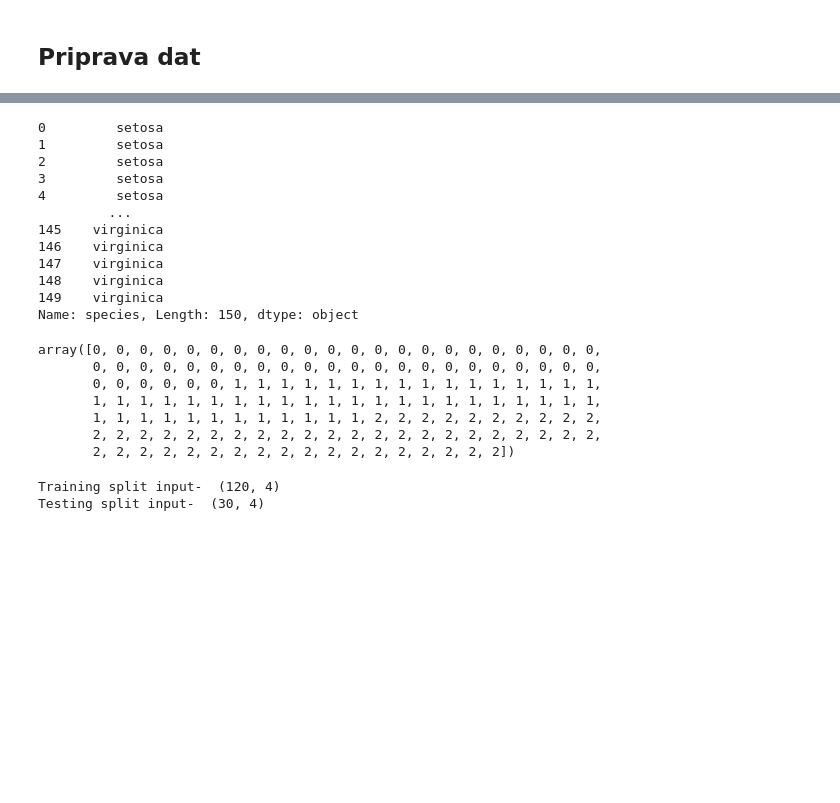
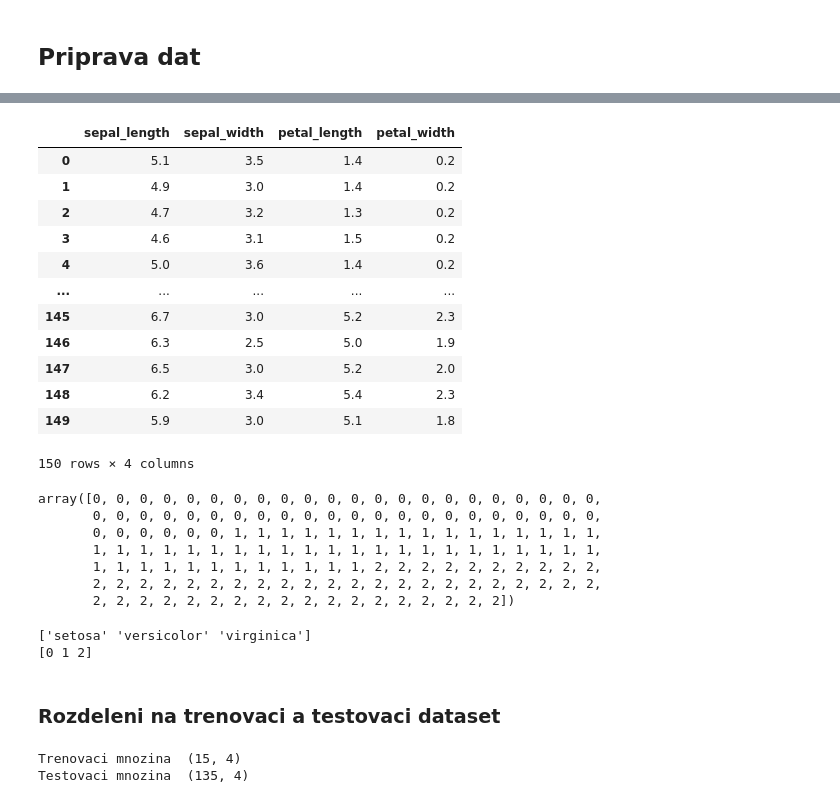
Before and after one commit to lbrodsky/geoinformatika, a Jupyter notebook: strojove_hluboke_uceni/rozhodovaci_strom.ipynb, the cells around one changed output, grey strips where cells are left out. Drawn from its saved outputs; the diff is of its cells as text; code cells hidden in the pictures; blank space fills up the shorter version.

```diff
--- a/strojove_hluboke_uceni/rozhodovaci_strom.ipynb
+++ b/strojove_hluboke_uceni/rozhodovaci_strom.ipynb
@@ -95,19 +165,22 @@ df1 = df1.drop('species', axis =1)
 # %%
 # Defining the attributes
 X = df1
+# %%
+X
+# %% [output]
+|  | sepal_length | sepal_width | petal_length | petal_width |
+| 0 | 5.1 | 3.5 | 1.4 | 0.2 |
+| 1 | 4.9 | 3.0 | 1.4 | 0.2 |
+| 2 | 4.7 | 3.2 | 1.3 | 0.2 |
+| 3 | 4.6 | 3.1 | 1.5 | 0.2 |
+| 4 | 5.0 | 3.6 | 1.4 | 0.2 |
+| ... | ... | ... | ... | ... |
+| 145 | 6.7 | 3.0 | 5.2 | 2.3 |
+| 146 | 6.3 | 2.5 | 5.0 | 1.9 |
+| 147 | 6.5 | 3.0 | 5.2 | 2.0 |
+| 148 | 6.2 | 3.4 | 5.4 | 2.3 |
+| 149 | 5.9 | 3.0 | 5.1 | 1.8 |
+150 rows × 4 columns
 # %%
-target
+# cilove_tridy
-# %% [output]
-0         setosa
-1         setosa
-2         setosa
-3         setosa
-4         setosa
-         ...
-145    virginica
-146    virginica
-147    virginica
-148    virginica
-149    virginica
-Name: species, Length: 150, dtype: object
 # %%
@@ -123,4 +196,13 @@ array([0, 0, 0, 0, 0, 0, 0, 0, 0, 0, 0, 0, 0, 0, 0, 0, 0, 0, 0, 0, 0, 0,
        1, 1, 1, 1, 1, 1, 1, 1, 1, 1, 1, 1, 2, 2, 2, 2, 2, 2, 2, 2, 2, 2,
        2, 2, 2, 2, 2, 2, 2, 2, 2, 2, 2, 2, 2, 2, 2, 2, 2, 2, 2, 2, 2, 2,
        2, 2, 2, 2, 2, 2, 2, 2, 2, 2, 2, 2, 2, 2, 2, 2, 2, 2])
+# %%
+# kodovani
+spec_kod  = pd.concat([df['species'], pd.DataFrame(cilove_tridy)], axis=1)
+
+for col in spec_kod:
+    print(spec_kod[col].unique())
+# %% [output]
+['setosa' 'versicolor' 'virginica']
+[0 1 2]
 # %%
@@ -128,9 +210,14 @@ y = target
+# %% [markdown]
+### Rozdeleni na trenovaci a testovaci dataset
 # %%
-# Splitting the data - 80:20 ratio
-X_train, X_test, y_train, y_test = train_test_split(X , y, test_size = 0.2, random_state = 42)
-print("Training split input- ", X_train.shape)
-print("Testing split input- ", X_test.shape)
+# nahodne rozdeleni
+X_train, X_test, y_train, y_test = train_test_split(X , y, test_size = 0.9, random_state = 100)
+
+print("Trenovaci mnozina ", X_train.shape)
+print("Testovaci mnozina ", X_test.shape)
+
+# zmen podil testovacich mnozin (pripadne zmen rozdeleni na stratifikovane)
 # %% [output]
-Training split input-  (120, 4)
-Testing split input-  (30, 4)
+Trenovaci mnozina  (15, 4)
+Testovaci mnozina  (135, 4)
 # %% [markdown]
```
Also changed, not shown: parts of 28 cells of this notebook, 7 other files.
